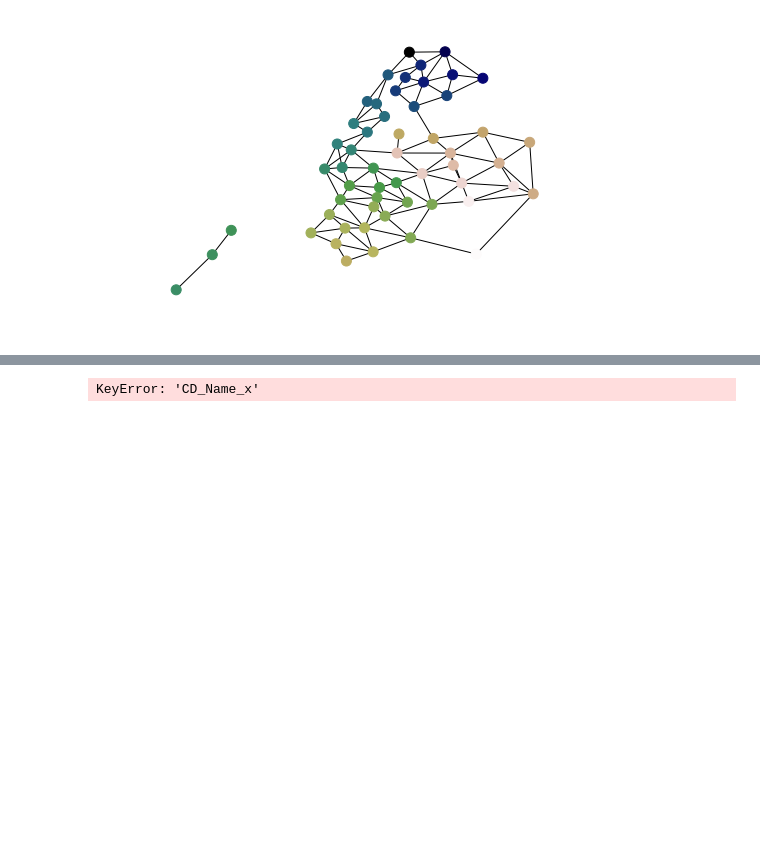
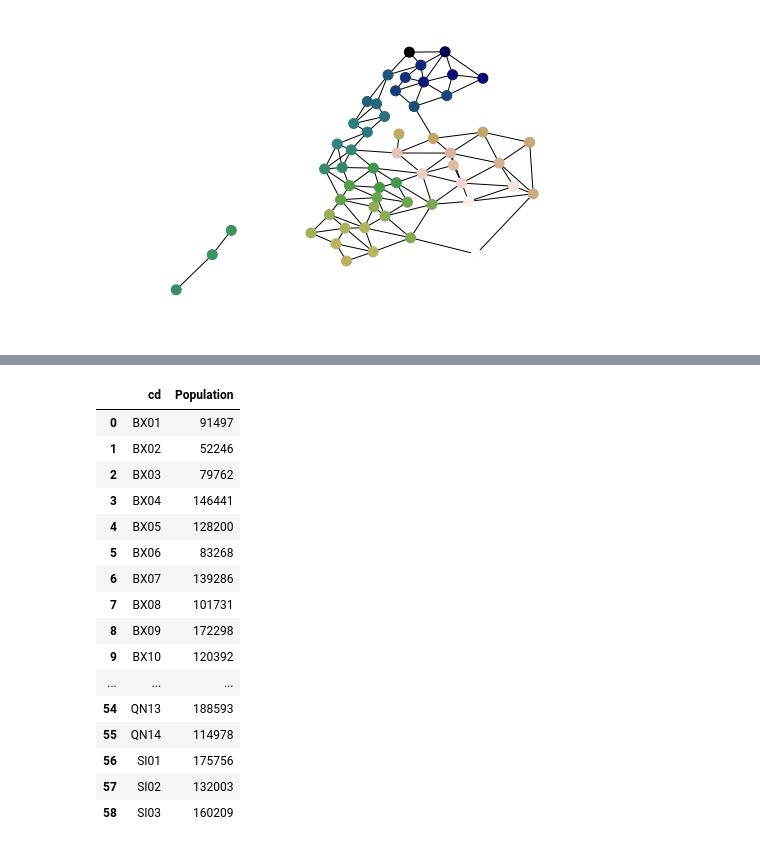
Before and after one commit to msgiles/am231final, a Jupyter notebook: notebooks/work.ipynb, the cells around one changed output, grey strips where cells are left out. Cells and saved outputs as stored; diff of their text form; code cells hidden in the pictures; blank space fills up the shorter version.

```diff
--- a/notebooks/work.ipynb
+++ b/notebooks/work.ipynb
@@ -249,10 +118,6 @@ subways = pd.read_csv('../data/communitydistrict-residentialunitswithin12mileofa
 # %%
 subways['cd'], subways['CD_Name'] = subways['Community District'].str.split(" - ",1).str
 subways['cd'] = subways['cd'].str.replace(" ", "")
-# %%
-sbas = sbas.merge(subways[subways['cd'].isin(sbas['cd'])][['cd', 'CD_Name']], on=['cd'], how='outer')
-# %% [output]
-KeyError: 'CD_Name_x'
 # %%
 # # Merge community district data into PUMAs based on 2010 census
 housing_units = pd.read_csv('../data/community_district_housing_units2010.csv')
@@ -265,9 +131,27 @@ housing_units = housing_units[['Community_District', 'Units']]
 # %%
 population = pd.read_csv('../data/community_district_population2010.csv')
-population['Community_District'] = population['Community_District'].str.lstrip()
-population['Community_District'] = population['Community_District'].str.rstrip()
-population['Borough'], population['CD_Number'] = population['Community_District'].str.split(" ",1).str
+population['cd'] = population['Community_District'].str.lstrip()
+population['cd'] = population['cd'].str.rstrip()
+population['Borough'], population['CD_Number'] = population['cd'].str.split(" ",1).str
 population['CD_Number']= population['CD_Number'].str.zfill(2)
-population['Community_District'] = population['Borough'] + ' ' + population['CD_Number']
-population = population[['Community_District', 'Population']]
+population['cd'] = population['Borough'] + population['CD_Number']
+population = population[['cd', 'Population']]
+# %% [output]
+|  | cd | Population |
+| 0 | BX01 | 91497 |
+| 1 | BX02 | 52246 |
+| 2 | BX03 | 79762 |
+| 3 | BX04 | 146441 |
+| 4 | BX05 | 128200 |
+| 5 | BX06 | 83268 |
+| 6 | BX07 | 139286 |
+| 7 | BX08 | 101731 |
+| 8 | BX09 | 172298 |
+| 9 | BX10 | 120392 |
+| ... | ... | ... |
+| 54 | QN13 | 188593 |
+| 55 | QN14 | 114978 |
+| 56 | SI01 | 175756 |
+| 57 | SI02 | 132003 |
+| 58 | SI03 | 160209 |
 # %%
```
Also changed, not shown: parts of 29 cells of this notebook.
